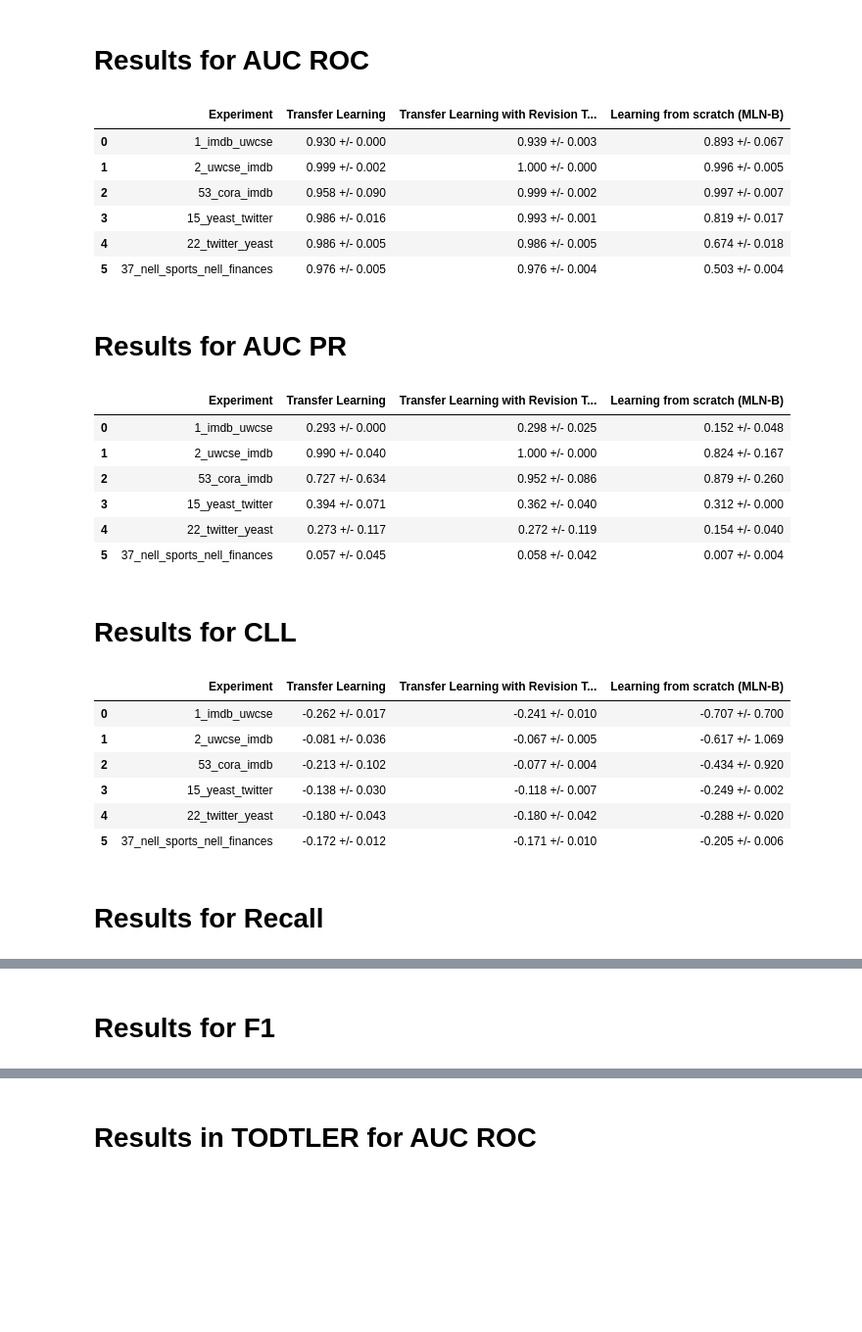
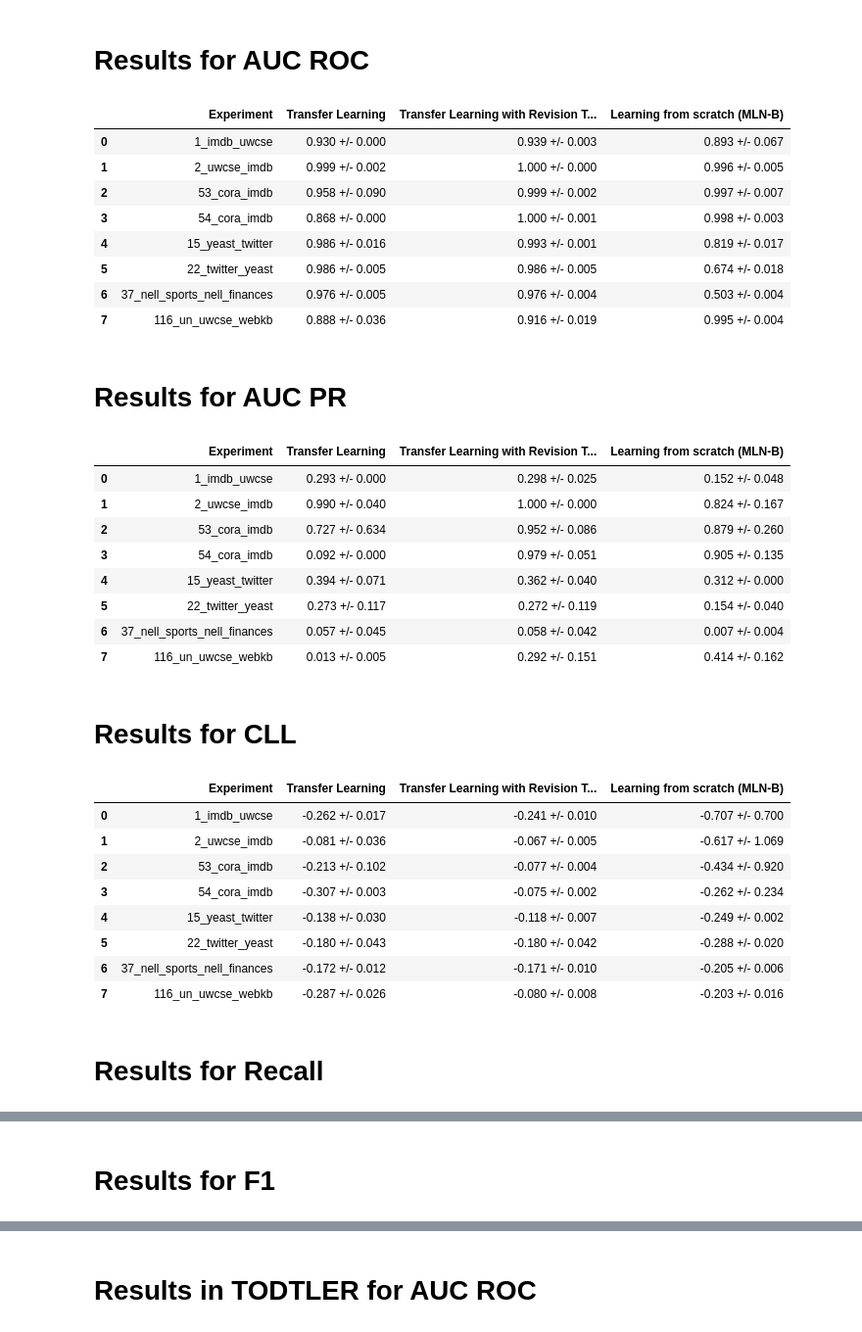
Before and after one commit to rodrigoazs/tpre_experiments, a Jupyter notebook: FINAL/transfer_mln_boost/results_transfer_ttest.ipynb, the cells around one changed output, grey strips where cells are left out. Shown at 98% size. Cells and saved outputs as stored; diff of their text form; code cells hidden in the pictures; blank space fills up the shorter version.

Commit message:
Sent mlb boost experiment for uwcse to webkb

```diff
--- a/FINAL/transfer_mln_boost/results_transfer_ttest.ipynb
+++ b/FINAL/transfer_mln_boost/results_transfer_ttest.ipynb
@@ -42,7 +42,8 @@ experiments = [
             {'id': '53', 'source':'cora', 'target':'imdb', 'predicate':'samevenue', 'to_predicate':'workedunder'},
             {'id': '8', 'source':'imdb', 'target':'cora', 'predicate':'workedunder', 'to_predicate':'samebib'},
             {'id': '9', 'source':'imdb', 'target':'cora', 'predicate':'workedunder', 'to_predicate':'sameauthor'},
-            {'id': '10', 'source':'imdb', 'target':'cora', 'predicate':'workedunder', 'to_predicate':'sametitle'},
+            #{'id': '10', 'source':'imdb', 'target':'cora', 'predicate':'workedunder', 'to_predicate':'sametitle'},
+            {'id': '54', 'source':'cora', 'target':'imdb', 'predicate':'sametitle', 'to_predicate':'workedunder'},
             {'id': '11', 'source':'uwcse', 'target':'cora', 'predicate':'advisedby', 'to_predicate':'samevenue'},
             {'id': '12', 'source':'uwcse', 'target':'cora', 'predicate':'advisedby', 'to_predicate':'samebib'},
             {'id': '13', 'source':'uwcse', 'target':'cora', 'predicate':'advisedby', 'to_predicate':'sameauthor'},
@@ -83,6 +84,7 @@ experiments = [
             {'id': '48', 'source':'twitter', 'target':'facebook', 'predicate':'follows', 'to_predicate':'edge'},
             {'id': '49', 'source':'imdb', 'target':'facebook', 'predicate':'workedunder', 'to_predicate':'edge'},
             {'id': '50', 'source':'uwcse', 'target':'facebook', 'predicate':'advisedby', 'to_predicate':'edge'},
+            {'id': '116_un', 'source':'uwcse', 'target':'webkb', 'predicate':'advisedby', 'to_predicate':'departmentof'},
 ]
 
 data = load_data(experiments)
@@ -105,52 +107,58 @@ for metric in ['AUC ROC', 'AUC PR', 'CLL', 'Recall', 'F1', 'Precision', 'Learnin
             elif metric == 'Learning and Revision time':
                 scratch = np.array([(np.array([item['mln_b']['Learning time'] for item in sublist])).mean() for sublist in data_mln['results'][str(dataset)]])
                 scratch_rdn = np.array([(np.array([item['rdn']['Learning time'] for item in sublist])).mean() for sublist in data['results'][str(dataset)]])
                 parameter = np.array([(np.array([item['transfer']['parameter']['Learning time'] for item in sublist])).mean() for sublist in data['results'][str(dataset)]])
                 transfer = np.array([(np.array([item['transfer']['Learning time'] for item in sublist])).mean() for sublist in data['results'][str(dataset)]])
                 #mapping = np.array([(np.array([item['transfer']['Mapping results']['Total time'] for item in sublist])).mean() for sublist in data['results'][str(dataset)]])
                 #mapping_time = ' (%.1f)' % mapping.mean()
             elif metric == 'Inference time':
                 scratch = np.array([(np.array([item['mln_b']['Inference time'] for item in sublist])).mean() for sublist in data_mln['results'][str(dataset)]])
                 scratch_rdn = np.array([(np.array([item['rdn']['Inference time'] for item in sublist])).mean() for sublist in data['results'][str(dataset)]])
                 parameter = np.array([(np.array([item['transfer']['parameter']['Inference time'] for item in sublist])).mean() for sublist in data['results'][str(dataset)]])
                 transfer = np.array([(np.array([item['transfer']['Inference time'] for item in sublist])).mean() for sublist in data['results'][str(dataset)]])
             else:
                 scratch = np.array([(np.array([item['mln_b'][metric] for item in sublist])).mean() for sublist in data_mln['results'][str(dataset)]])
                 scratch_rdn = np.array([(np.array([item['rdn'][metric] for item in sublist])).mean() for sublist in data['results'][str(dataset)]])
                 parameter = np.array([(np.array([item['transfer']['parameter'][metric] for item in sublist])).mean() for sublist in data['results'][str(dataset)]])
                 transfer = np.array([(np.array([item['transfer'][metric] for item in sublist])).mean() for sublist in data['results'][str(dataset)]])
             table.append([dataset, '%.3f +/- %.3f' % (parameter.mean(), 2 * parameter.std()),
             '%.3f +/- %.3f' % (transfer.mean(), 2 * transfer.std()),
             '%.3f +/- %.3f' % (scratch.mean(), 2 * scratch.std())
             ])
                           #])
     display(pd.DataFrame(table, columns=['Experiment', 'Transfer Learning', 'Transfer Learning with Revision Theory', 'Learning from scratch (MLN-B)']))
     #display(pd.DataFrame(table, columns=['Experiment', 'Transfer Learning', 'Transfer Learning with Revision Theory']))
 # %% [output]
 # Results for AUC ROC
 |  | Experiment | Transfer Learning | Transfer Learning with Revision T... | Learning from scratch (MLN-B) |
 | 0 | 1_imdb_uwcse | 0.930 +/- 0.000 | 0.939 +/- 0.003 | 0.893 +/- 0.067 |
 | 1 | 2_uwcse_imdb | 0.999 +/- 0.002 | 1.000 +/- 0.000 | 0.996 +/- 0.005 |
 | 2 | 53_cora_imdb | 0.958 +/- 0.090 | 0.999 +/- 0.002 | 0.997 +/- 0.007 |
-| 3 | 15_yeast_twitter | 0.986 +/- 0.016 | 0.993 +/- 0.001 | 0.819 +/- 0.017 |
-| 4 | 22_twitter_yeast | 0.986 +/- 0.005 | 0.986 +/- 0.005 | 0.674 +/- 0.018 |
-| 5 | 37_nell_sports_nell_finances | 0.976 +/- 0.005 | 0.976 +/- 0.004 | 0.503 +/- 0.004 |
+| 3 | 54_cora_imdb | 0.868 +/- 0.000 | 1.000 +/- 0.001 | 0.998 +/- 0.003 |
+| 4 | 15_yeast_twitter | 0.986 +/- 0.016 | 0.993 +/- 0.001 | 0.819 +/- 0.017 |
+| 5 | 22_twitter_yeast | 0.986 +/- 0.005 | 0.986 +/- 0.005 | 0.674 +/- 0.018 |
+| 6 | 37_nell_sports_nell_finances | 0.976 +/- 0.005 | 0.976 +/- 0.004 | 0.503 +/- 0.004 |
+| 7 | 116_un_uwcse_webkb | 0.888 +/- 0.036 | 0.916 +/- 0.019 | 0.995 +/- 0.004 |
 # Results for AUC PR
 |  | Experiment | Transfer Learning | Transfer Learning with Revision T... | Learning from scratch (MLN-B) |
 | 0 | 1_imdb_uwcse | 0.293 +/- 0.000 | 0.298 +/- 0.025 | 0.152 +/- 0.048 |
 | 1 | 2_uwcse_imdb | 0.990 +/- 0.040 | 1.000 +/- 0.000 | 0.824 +/- 0.167 |
 | 2 | 53_cora_imdb | 0.727 +/- 0.634 | 0.952 +/- 0.086 | 0.879 +/- 0.260 |
-| 3 | 15_yeast_twitter | 0.394 +/- 0.071 | 0.362 +/- 0.040 | 0.312 +/- 0.000 |
-| 4 | 22_twitter_yeast | 0.273 +/- 0.117 | 0.272 +/- 0.119 | 0.154 +/- 0.040 |
-| 5 | 37_nell_sports_nell_finances | 0.057 +/- 0.045 | 0.058 +/- 0.042 | 0.007 +/- 0.004 |
+| 3 | 54_cora_imdb | 0.092 +/- 0.000 | 0.979 +/- 0.051 | 0.905 +/- 0.135 |
+| 4 | 15_yeast_twitter | 0.394 +/- 0.071 | 0.362 +/- 0.040 | 0.312 +/- 0.000 |
+| 5 | 22_twitter_yeast | 0.273 +/- 0.117 | 0.272 +/- 0.119 | 0.154 +/- 0.040 |
+| 6 | 37_nell_sports_nell_finances | 0.057 +/- 0.045 | 0.058 +/- 0.042 | 0.007 +/- 0.004 |
+| 7 | 116_un_uwcse_webkb | 0.013 +/- 0.005 | 0.292 +/- 0.151 | 0.414 +/- 0.162 |
 # Results for CLL
 |  | Experiment | Transfer Learning | Transfer Learning with Revision T... | Learning from scratch (MLN-B) |
 | 0 | 1_imdb_uwcse | -0.262 +/- 0.017 | -0.241 +/- 0.010 | -0.707 +/- 0.700 |
 | 1 | 2_uwcse_imdb | -0.081 +/- 0.036 | -0.067 +/- 0.005 | -0.617 +/- 1.069 |
 | 2 | 53_cora_imdb | -0.213 +/- 0.102 | -0.077 +/- 0.004 | -0.434 +/- 0.920 |
-| 3 | 15_yeast_twitter | -0.138 +/- 0.030 | -0.118 +/- 0.007 | -0.249 +/- 0.002 |
-| 4 | 22_twitter_yeast | -0.180 +/- 0.043 | -0.180 +/- 0.042 | -0.288 +/- 0.020 |
-| 5 | 37_nell_sports_nell_finances | -0.172 +/- 0.012 | -0.171 +/- 0.010 | -0.205 +/- 0.006 |
+| 3 | 54_cora_imdb | -0.307 +/- 0.003 | -0.075 +/- 0.002 | -0.262 +/- 0.234 |
+| 4 | 15_yeast_twitter | -0.138 +/- 0.030 | -0.118 +/- 0.007 | -0.249 +/- 0.002 |
+| 5 | 22_twitter_yeast | -0.180 +/- 0.043 | -0.180 +/- 0.042 | -0.288 +/- 0.020 |
+| 6 | 37_nell_sports_nell_finances | -0.172 +/- 0.012 | -0.171 +/- 0.010 | -0.205 +/- 0.006 |
+| 7 | 116_un_uwcse_webkb | -0.287 +/- 0.026 | -0.080 +/- 0.008 | -0.203 +/- 0.016 |
 # Results for Recall
 |  | Experiment | Transfer Learning | Transfer Learning with Revision T... | Learning from scratch (MLN-B) |
 | 0 | 1_imdb_uwcse | 1.000 +/- 0.000 | 0.848 +/- 0.047 | 0.725 +/- 0.207 |
```
Also changed, not shown: parts of 3 cells of this notebook, 7 other files.
